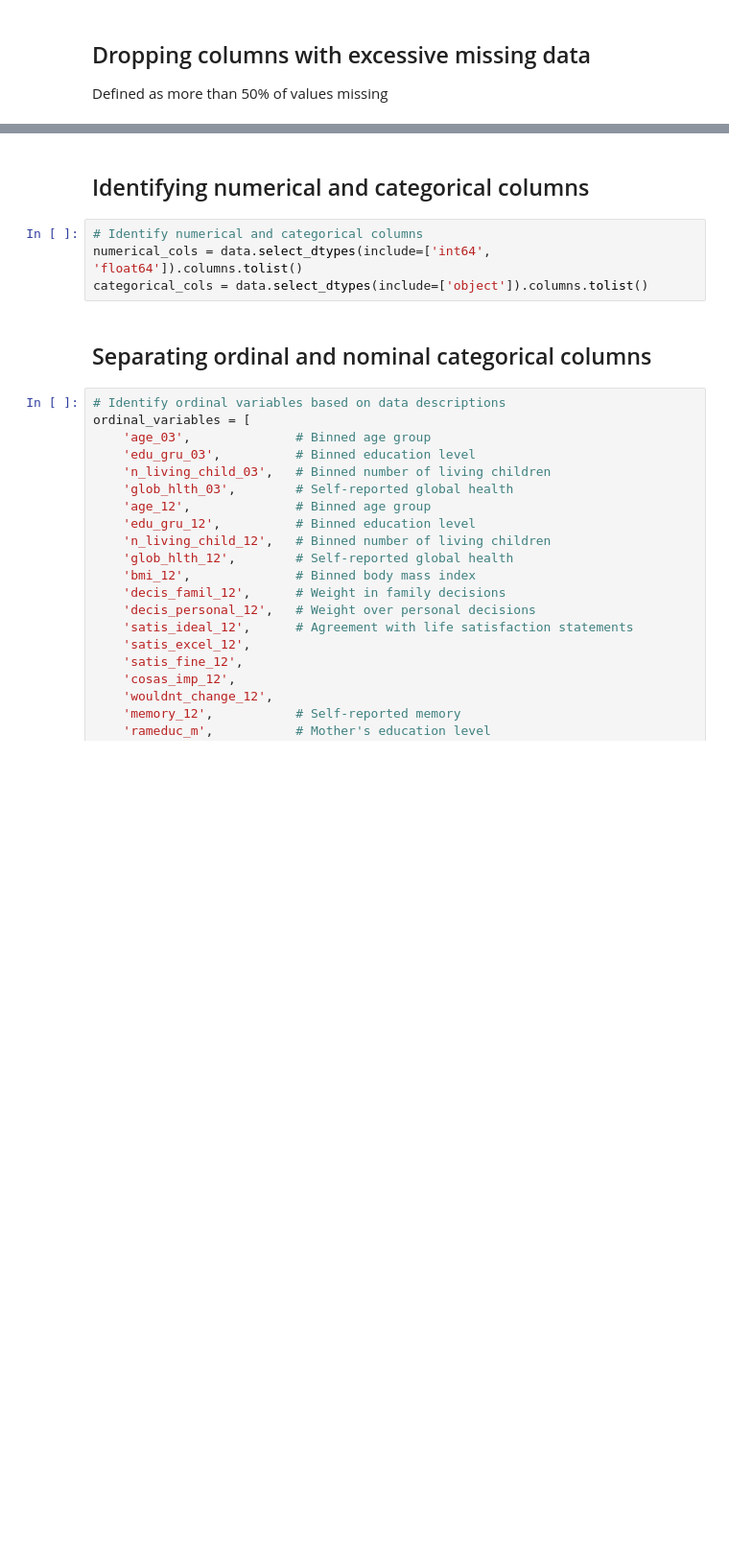
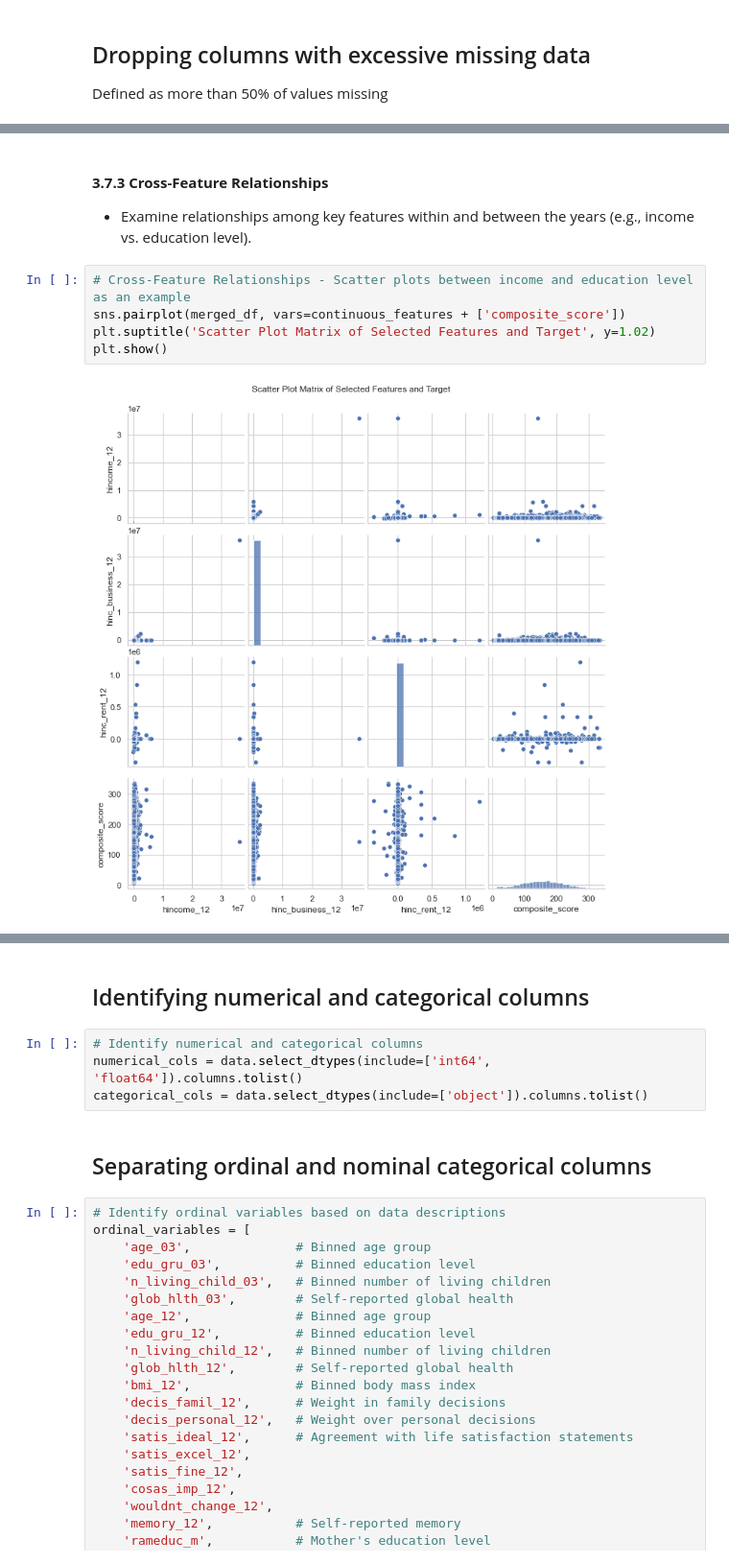
Before and after one commit to geomwangi007/Early-Detection-of-Alzheimer-s-Disease-and-Related-Dementias-Using-Social-Determinants-of-Health, a Jupyter notebook: Index.ipynb, the cells around one changed output, grey strips where cells are left out. Shown at 96% size. Cells and saved outputs as stored; diff of their text form; blank space fills up the shorter version.

```diff
--- a/Index.ipynb
+++ b/Index.ipynb
@@ -75,0 +776,11 @@ Defined as more than 50% of values missing
+# %% [markdown]
+#### **3.7.3 Cross-Feature Relationships**
+
+* Examine relationships among key features within and between the years (e.g., income vs. education level).
+# %%
+# Cross-Feature Relationships - Scatter plots between income and education level as an example
+sns.pairplot(merged_df, vars=continuous_features + ['composite_score'])
+plt.suptitle('Scatter Plot Matrix of Selected Features and Target', y=1.02)
+plt.show()
+# %% [output]
+[figure, added]
```
Also changed, not shown: parts of 69 cells of this notebook, 1 other file.
